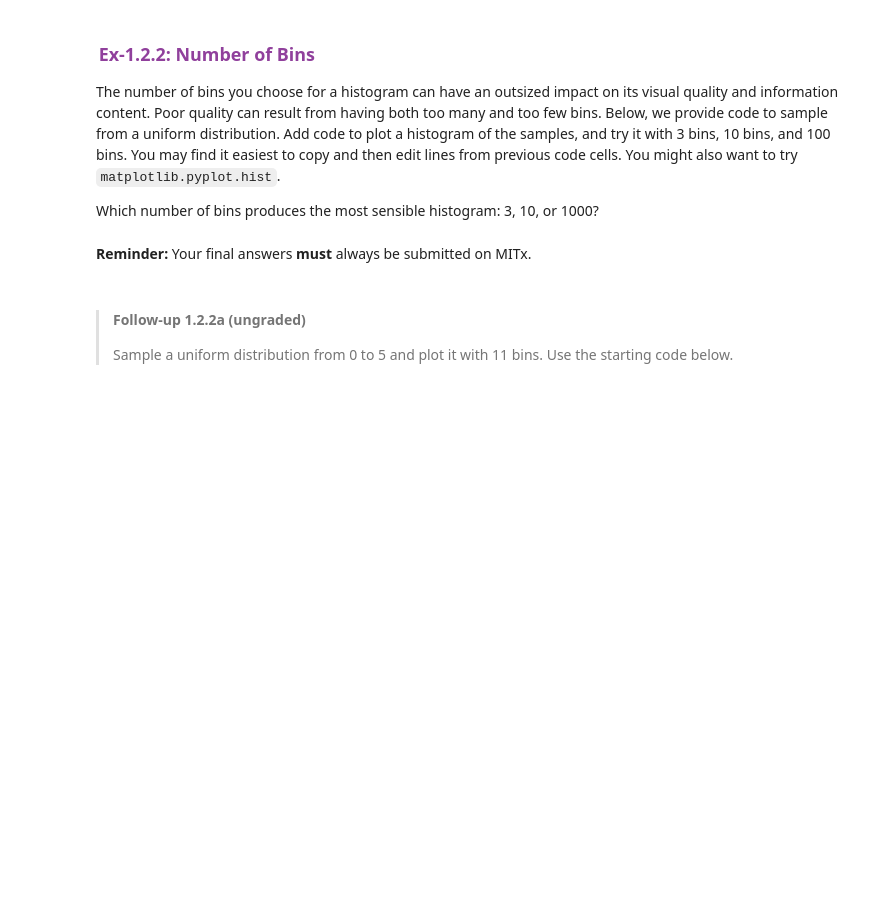
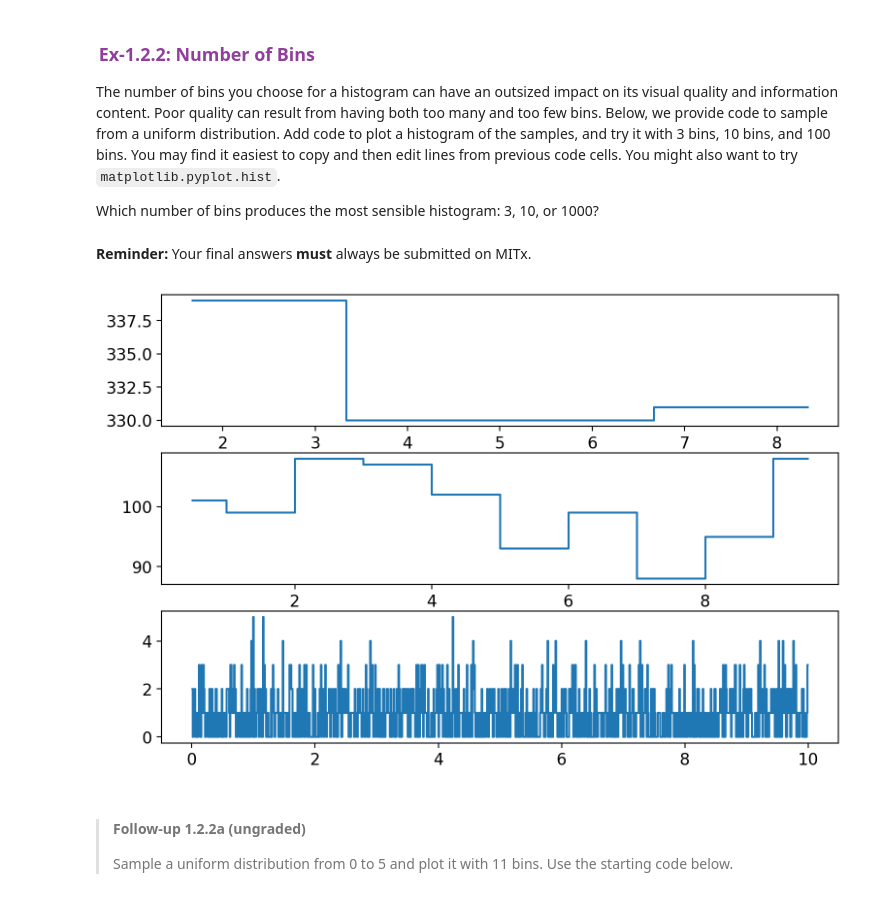
Before and after one commit to susamogus154/computational_physics, a Jupyter notebook: 8S50x_L01.ipynb, the cells around one changed output. Saved outputs shown, nothing was run; the diff lists cells and outputs as text; code cells hidden in the pictures; blank space fills up the shorter version.

```diff
--- a/8S50x_L01.ipynb
+++ b/8S50x_L01.ipynb
@@ -452,10 +452,29 @@ Which number of bins produces the most sensible histogram: 3, 10, or 1000?
 # %%
 #>>>EXERCISE: L1.2.2
 #Randomly choose 1000 events between 0 and 10, with set RNG seed
 np.random.seed(0) # makes the random numbers stay the same between runs
 samples = np.random.uniform(0, 10, 1000)
 
 # Below, write code to make a histogram, and try with 3, 10, and 1000 bins
+fig, ax = plt.subplots(3, 1, figsize=(9, 6))
+
+histy1, bin_edges_1 = np.histogram(samples, bins=3)
+bin_centers_1 = 0.5*(bin_edges_1[1:] + bin_edges_1[:-1])
+ax[0].plot(bin_centers_1, histy1, drawstyle='steps-mid')
+
+histy2, bin_edges_2 = np.histogram(samples, bins=10)
+bin_centers_2 = 0.5*(bin_edges_2[1:] + bin_edges_2[:-1])
+ax[1].plot(bin_centers_2, histy2, drawstyle='steps-mid')
+
+histy3, bin_edges_3 = np.histogram(samples, bins=1000)
+bin_centers_3 = 0.5*(bin_edges_3[1:] + bin_edges_3[:-1])
+ax[2].plot(bin_centers_3, histy3, drawstyle='steps-mid')
+
+plt.show()
+print("3 bins does not give enough information, while 1000 is too much to interpret.")
+print("10 bins is the optimal amount.")
+# %% [output]
+[figure, added]
 # %% [markdown]
 >#### Follow-up 1.2.2a (ungraded)
 >
```
Also changed, not shown: parts of 1 cell of this notebook.
